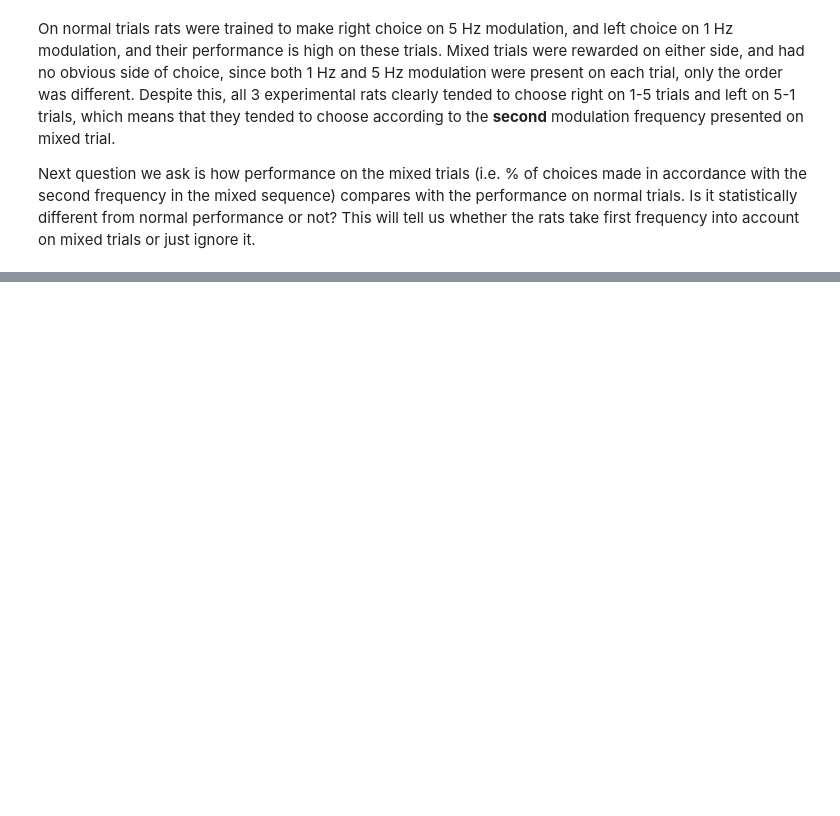
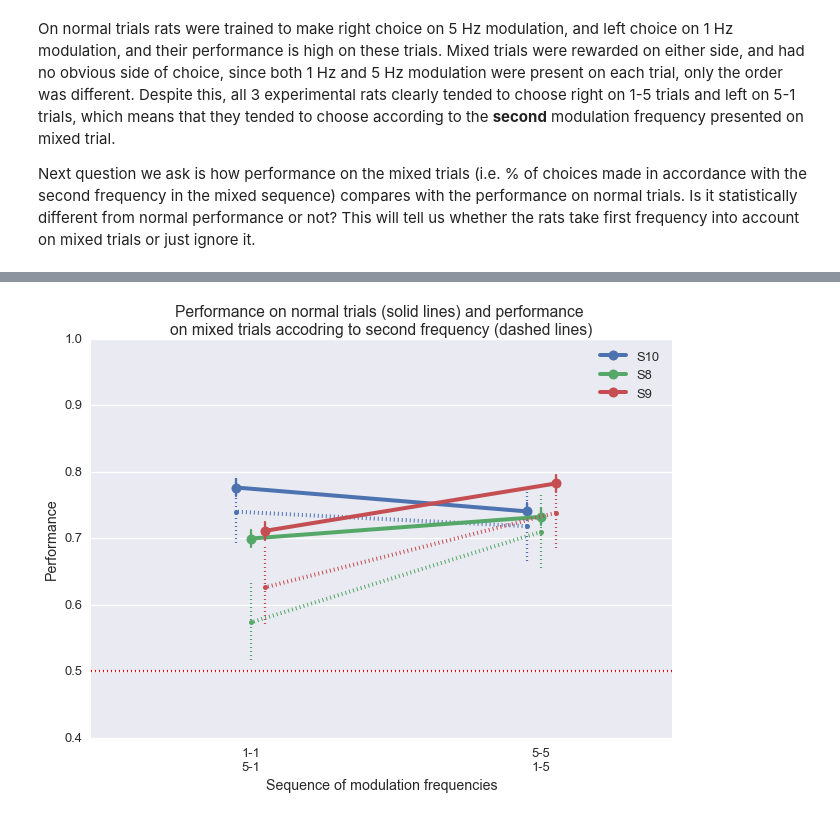
Before and after one commit to antopolskiy/code_showcase, a Jupyter notebook: rat_behavior_mixed_trials_analysis.ipynb, the cells around one changed output, grey strips where cells are left out. Cells and saved outputs as stored; diff of their text form; code cells hidden in the pictures; blank space fills up the shorter version.

```diff
--- a/rat_behavior_mixed_trials_analysis.ipynb
+++ b/rat_behavior_mixed_trials_analysis.ipynb
@@ -131,0 +143,8 @@ trials
+# %%
+# covert % choices on mixed trials to performance as if second modulation
+# frequency should've been chosen
+
+prop_right.loc[idx[:,'5-1'],['prop_choices_right','ci_0','ci_1']] = \
+    1 - prop_right.loc[idx[:,'5-1'],['prop_choices_right','ci_0','ci_1']]
+
+prop_right
@@ -131,0 +160,12 @@ trials
+# %%
+# calculate performance (perf) on normal trials for each rat and number of trials (n)
+nt = trials.loc[trials.mixed_sequence.isnull()]
+nt_perf = nt.groupby(['rat','reward'])['correct'].apply(lambda x: prop_true(x,return_len=1))
+nt_perf = pandas_series_tuple_unpack(nt_perf, ['perf','n'])
+
+# calculate binomial confidence interval for performance
+for row in nt_perf.iterrows():
+    (nt_perf.loc[row[0],'ci_0'],nt_perf.loc[row[0],'ci_1']) = \
+    proportion_confint(row[1].n*row[1].perf,row[1].n,alpha=0.05)
+
+nt_perf
@@ -131,0 +181,54 @@ trials
+# %%
+# visualize performance on normal trials + performance on mixed trials
+# (according to second modulation frequency)
+
+for (i,rat) in enumerate(prop_right.index.levels[0]):
+    # plot performance on normal trials
+    spacing = 0.05
+    x_1 = 0+i*spacing
+    x_2 = 1+i*spacing
+    plt.plot([x_1,x_2],
+             nt_perf.loc[(rat,),'perf'].values,
+             '-o',c=sns.color_palette(n_colors=3)[i],
+             markersize=10,linewidth=4,label=rat)
+
+    # plot confidence intervals
+    plt.plot([x_1]*2,nt_perf.loc[(rat,'Left'),['ci_0','ci_1']],
+            c=sns.color_palette(n_colors=3)[i],label='')
+    plt.plot([x_2]*2,nt_perf.loc[(rat,'Right'),['ci_0','ci_1']],
+            c=sns.color_palette(n_colors=3)[i],label='')
+
+    # plot "performance on second frequency" on mixed trials
+    spacing = 0.05
+    x_1 = 0+i*spacing
+    x_2 = 1+i*spacing
+    plt.plot([x_2,x_1],
+             prop_right.loc[(rat,),'prop_choices_right'].values,
+             ':o',c=sns.color_palette(n_colors=3)[i],
+             markersize=5,linewidth=4,label='')
+
+    # plot confidence intervals
+    plt.plot([x_2]*2,prop_right.loc[(rat,'1-5'),['ci_0','ci_1']],':',
+            c=sns.color_palette(n_colors=3)[i],label='')
+    plt.plot([x_1]*2,prop_right.loc[(rat,'5-1'),['ci_0','ci_1']],':',
+            c=sns.color_palette(n_colors=3)[i],label='')
+
+plt.xlim(-0.5,1.5)
+plt.grid('off',axis='x')
+plt.xticks([0+spacing*i/2,1+spacing*i/2],['1-1\n5-1','5-5\n1-5'])
+plt.xlabel('Sequence of modulation frequencies')
+
+plt.ylim(0.4,1)
+plt.ylabel('Performance')
+
+plt.title("""Performance on normal trials (solid lines) and performance
+on mixed trials accodring to second frequency (dashed lines)""")
+
+plt.legend()
+
+# chance level choice
+plt.hlines(0.5,*plt.gca().get_xlim(),linestyles=':',colors='r')
+
+plt.show()
+# %% [output]
+[figure, added]
```
Also changed, not shown: parts of 9 cells of this notebook.
